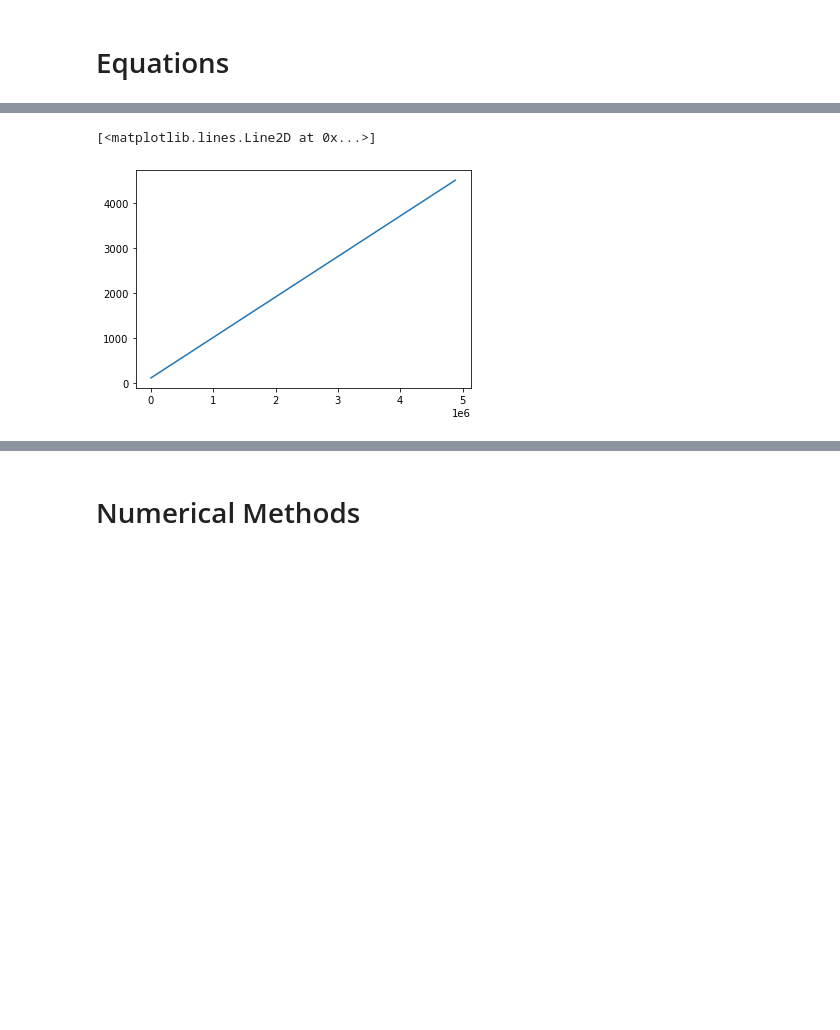
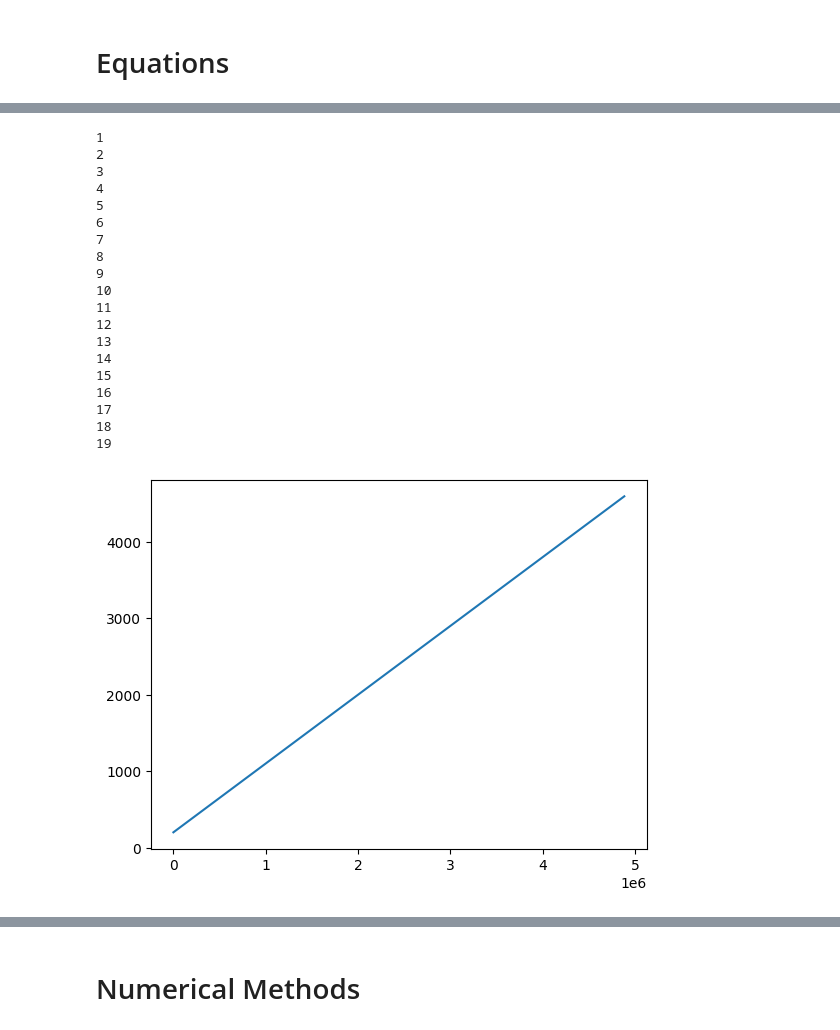
Before and after one commit to dfrank6/EAS4610_Frank_Morris_Warner, a Jupyter notebook: Glacial Cycles Final Group Project.ipynb, the cells around one changed output, grey strips where cells are left out. Saved outputs shown, nothing was run; the diff lists cells and outputs as text; code cells hidden in the pictures; blank space fills up the shorter version.

```diff
--- a/Glacial Cycles Final Group Project.ipynb
+++ b/Glacial Cycles Final Group Project.ipynb
@@ -44,18 +45,16 @@ c_A = (A * dt) / (4*dx**2)
 # %%
 #Function for Calculating the Mass Balance, G: (Snowfall - Ice Melt)
 def G(h,h_prime,h_prev,h_prime_prev,E0,dQ): #h:ice height, h':bedrock elevation, x:distance, E0:current equilibrium altitude, dq:insolation change @ 65°N
-#    E = E0 + k*dQ
-#    H = h+h_prime #Surface Elevation: H=h+h'
+    E = E0 + k_sens*dQ
+    H = h+h_prime #Surface Elevation: H=h+h'
 #    if (pi*h_prev < (pw*(S-h_prime_prev))) and (h_prime < S): #Calving Conditional Statement (maybe put this in separte fxn)
 #        return -20
-
-#    if (H-E) <= 1500:
-#        return a*(H-E) - b*(H-E)**2
-
-#    else:
-        return 0.56
+#     if (H-E) <= -1000:
+#         return a*(H-E) - b*((H-E)**2)
+#     else:
+    return 0.56
 # %%
-#### h = np.zeros([nx, nt])
+h = np.zeros([nx, nt])
 h_prime = np.zeros([nx, nt])
 
 ## Initial conditions
@@ -106,17 +105,18 @@ dQ = np.ones((len(Q),1))
 for i in np.arange(len(Q)):
     dQ[i] = Q[i] - Q_present
 dQ = dQ.reshape(-1)
+dQ = dQ * 60 * 60 * 24 # convert to J/(m^2 * day)
 #Define Equilibrium-Line Altitude as a Function of latitude
-E0 = (0.9e-3)*x + 55.5*2
+E0 = (0.9e-3)*x - 99.9
 
 ## MASTER LOOP
-for k in np.arange(0, 3000-1):
+time = 10000
+for k in np.arange(0, time):
     # EQUATION 1 MATRICES
     K = np.zeros([nx])
     K[1:-1] = h[1:-1,k]**alpha + abs(((h[2:nx,k] - h[0:nx-2,k])/(2*dx)) + ((h_prime[2:nx,k] - h_prime[0:nx-2,k])/(2*dx)))**beta
-    K[0] = K[1]
-    K[-1] = K[nx - 2]
-#    print(K)
+#     K[0] = K[1]
+#     K[-1] = K[nx - 2]
 
     h_1 = np.zeros(nx)
     h_1[0:nx-2] = c_A*K[0:nx-2] + 4*c_A*K[1:nx-1] - c_A*K[2:nx]
@@ -147,12 +147,12 @@ for k in np.arange(0, 3000-1):
         G_M[i] = G(h[i, k], h_prime[i, k], h[i-1, k], h_prime[i-1, k], E0[i], this_dQ)
 
     # Find h at next time step
-    h_new = h_M@h[:,k] + h_p_M@h_prime[:,k] + G_M
+    h_new = h_M@h[:,k] + h_p_M@h_prime[:,k] + G_M*dt
     h[:, k+1] = h_new.transpose()
 
     # Find h_prime at next time step
     h_prime_new = h_prime_M_3@h_prime[:,k] + h_0_M_3@h_naught[:] + h_M_3@h[:,k]
     h_prime[:, k+1] = h_prime_new.transpose()
 
-h[:,3000]
+h[:,time]
 # %% [output]
@@ -186,8 +185,32 @@ array([ 1.00800000e+003,  1.57682600e+220, -1.40289774e+221,
 # %%
-E0 = (0.9e-3)*x + 55.5*2
-E = E0 + k*dQ[0]
+E0 = (0.9e-3)*x - 99.9
+E = E0 + k_sens*dQ[0]
 plt.plot(x,E)
+k_sens
+dQ[0]
+E0
+
+for i in np.arange(1, 20):
+    print(i)
 # %% [output]
-[<matplotlib.lines.Line2D at 0x...>]
+1
+2
+3
+4
+5
+6
+7
+8
+9
+10
+11
+12
+13
+14
+15
+16
+17
+18
+19
-[figure, old version]
+[figure, new version]
 # %%
```
Also changed, not shown: parts of 4 cells of this notebook.
